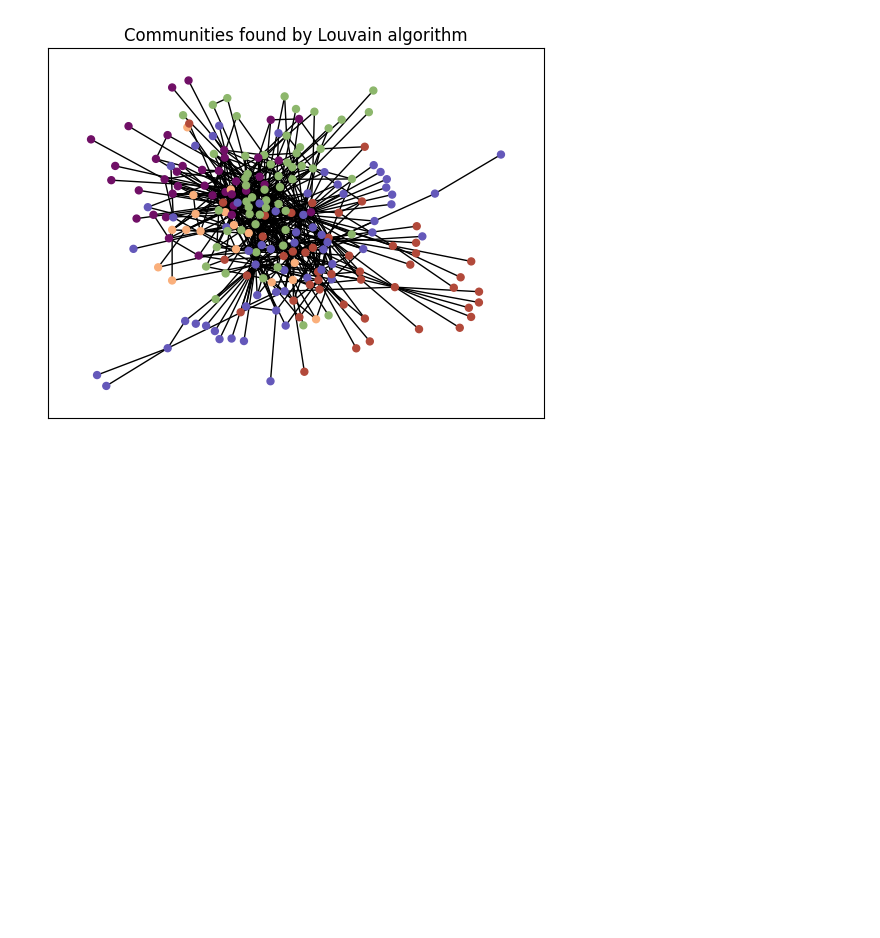
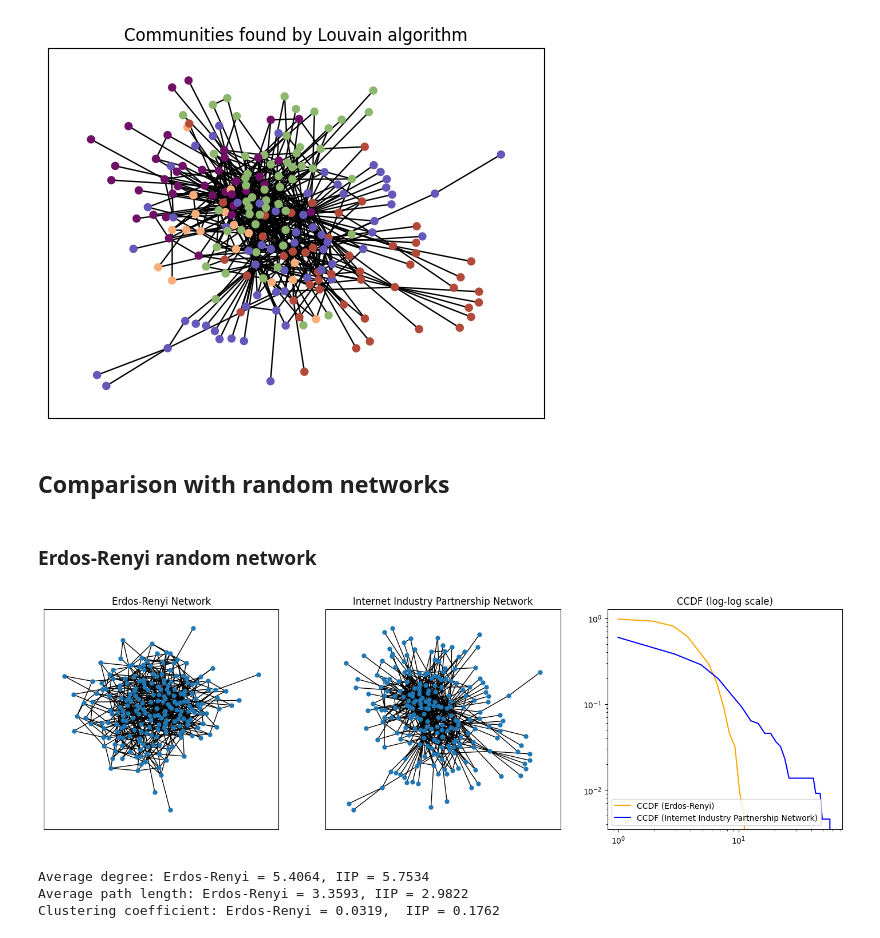
Before and after one commit to rik1599/advanced-data-science-2023, a Jupyter notebook: internet-industry-partnerships/internet-industry.partnership.ipynb, the cells around one changed output. Drawn from its saved outputs; the diff is of its cells as text; code cells hidden in the pictures; blank space fills up the shorter version.

Commit message:
random network comparison

```diff
--- a/internet-industry-partnerships/internet-industry.partnership.ipynb
+++ b/internet-industry-partnerships/internet-industry.partnership.ipynb
@@ -698,3 +693,47 @@ plt.title('Communities found by Louvain algorithm')
 plt.show()
 # %% [output]
 [figure]
+# %% [markdown]
+## Comparison with random networks
+# %% [markdown]
+### Erdos-Renyi random network
+# %%
+def network_comparison(RG: nx.Graph, title):
+    _, (ax1, ax2, ax3) = plt.subplots(1, 3, figsize=(18, 5))
+    nx.draw_networkx(RG, pos=nx.spring_layout(RG, seed=seed),
+        with_labels=False,
+        node_size=25,
+        ax=ax1
+    )
+    ax1.set_title(f'{title} Network')
+    nx.draw_networkx(G, pos=nx.spring_layout(G, seed=seed),
+        with_labels=False,
+        node_size=25,
+        ax=ax2
+    )
+    ax2.set_title('Internet Industry Partnership Network')
+
+    degree_vector_r = np.array([degree for _, degree in RG.degree()])
+    counts_r, bins_r = np.histogram(degree_vector_r, bins='auto')
+    bins_r = bins_r[:-1]
+    counts_r = counts_r / np.sum(counts_r)
+    p_r = counts_r/np.sum(counts_r)
+    cdf_r = np.cumsum(p_r)
+    ccdf_r = 1 - cdf_r
+    ax3.set_title('CCDF (log-log scale)')
+    _ = ax3.loglog(bins_r, ccdf_r, label=f'CCDF ({title})', color='orange')
+    _ = ax3.loglog(bins, ccdf, label='CCDF (Internet Industry Partnership Network)', color='blue')
+    ax3.legend()
+    plt.show()
+
+    print(f'Average degree: {title} = {np.mean([d for _, d in RG.degree()]):.4f}, IIP = {np.mean([d for _, d in G.degree()]):.4f}')
+    print(f'Average path length: {title} = {nx.average_shortest_path_length(RG):.4f}, IIP = {nx.average_shortest_path_length(G):.4f}')
+    print(f'Clustering coefficient: {title} = {nx.average_clustering(RG):.4f},  IIP = {nx.average_clustering(G):.4f}')
+# %%
+ER = nx.erdos_renyi_graph(G.number_of_nodes(), density, seed=1234)
+network_comparison(ER, 'Erdos-Renyi')
+# %% [output]
+[figure, added]
+Average degree: Erdos-Renyi = 5.4064, IIP = 5.7534
+Average path length: Erdos-Renyi = 3.3593, IIP = 2.9822
+Clustering coefficient: Erdos-Renyi = 0.0319,  IIP = 0.1762
```
Also changed, not shown: parts of 22 cells of this notebook, 1 other file.
